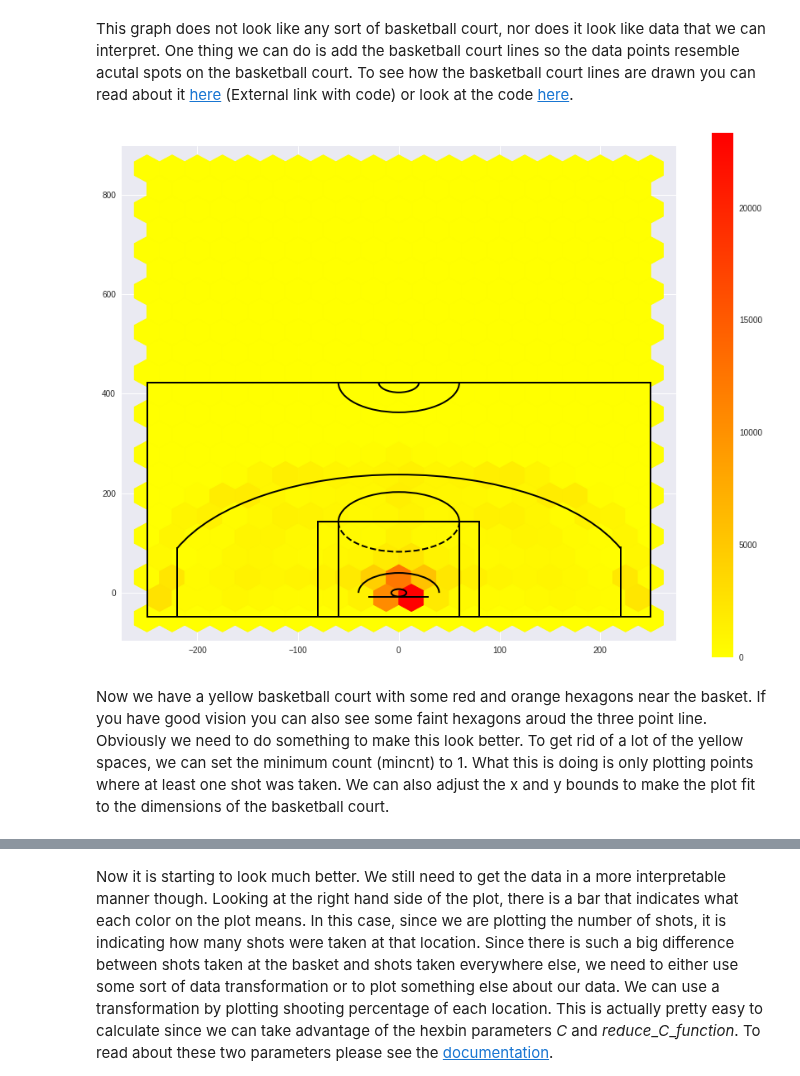
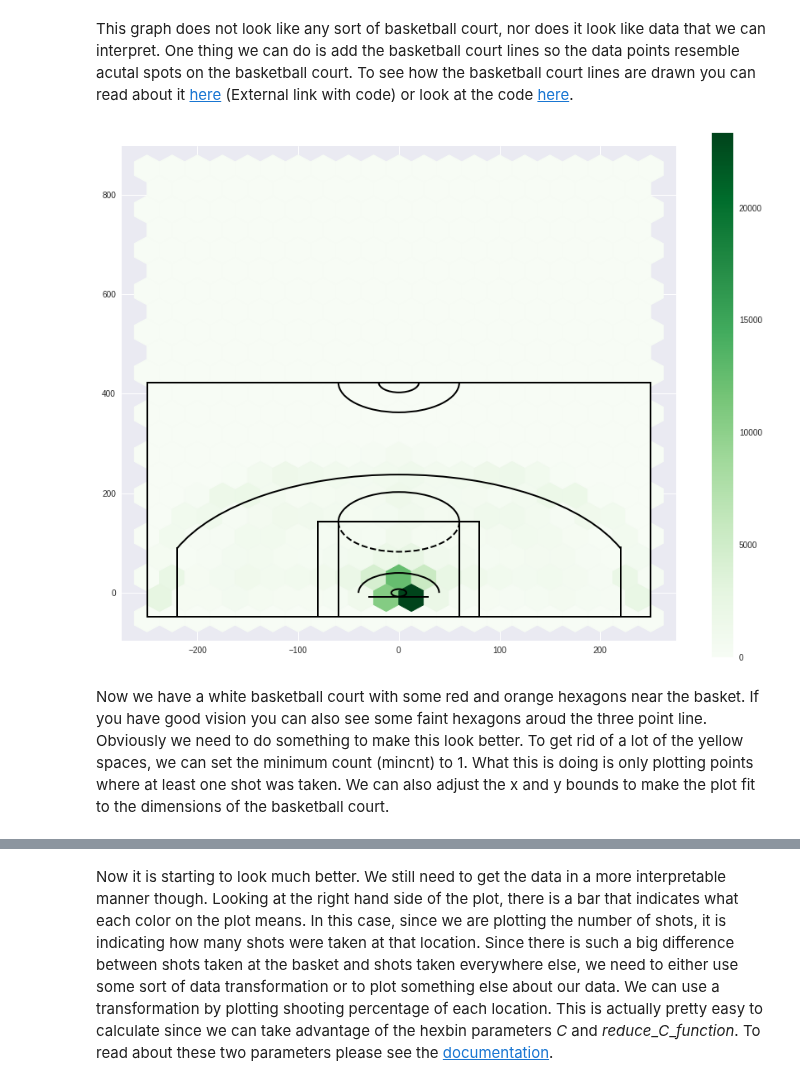
Before and after one commit to jasunbourne/jasunbourne.github.io, a Jupyter notebook: final_tutorial_nb.ipynb, the cells around one changed output, grey strips where cells are left out. Cells and saved outputs as stored; diff of their text form; code cells hidden in the pictures.

```diff
--- a/final_tutorial_nb.ipynb
+++ b/final_tutorial_nb.ipynb
@@ -312,16 +365,16 @@ This graph does not look like any sort of basketball court, nor does it look lik
 # %%
 fig=plt.figure(figsize=(12,11))
 
 draw_court(outer_lines=True) #add basketball court lines
 
-image = plt.hexbin(x,y,cmap=plt.cm.autumn_r,gridsize=20)
+image = plt.hexbin(x,y,cmap=plt.cm.Greens,gridsize=20)
 cbaxes = fig.add_axes([.95, 0.1, 0.03, 0.8])
 cb = plt.colorbar(image, cax = cbaxes)
 plt.show()
 # %% [output]
-[figure, old version]
+[figure, new version]
 # %% [markdown]
-Now we have a yellow basketball court with some red and orange hexagons near the basket. If you have good vision you can also see some faint hexagons aroud the three point line. Obviously we need to do something to make this look better. To get rid of a lot of the yellow spaces, we can set the minimum count (mincnt) to 1. What this is doing is only plotting points where at least one shot was taken. We can also adjust the x and y bounds to make the plot fit to the dimensions of the basketball court.
+Now we have a white basketball court with some red and orange hexagons near the basket. If you have good vision you can also see some faint hexagons aroud the three point line. Obviously we need to do something to make this look better. To get rid of a lot of the yellow spaces, we can set the minimum count (mincnt) to 1. What this is doing is only plotting points where at least one shot was taken. We can also adjust the x and y bounds to make the plot fit to the dimensions of the basketball court.
 # %%
 #bounds for x and y axes
 xbnds = np.array([-250,250])
```
Also changed, not shown: parts of 37 cells of this notebook, 2 other files.
